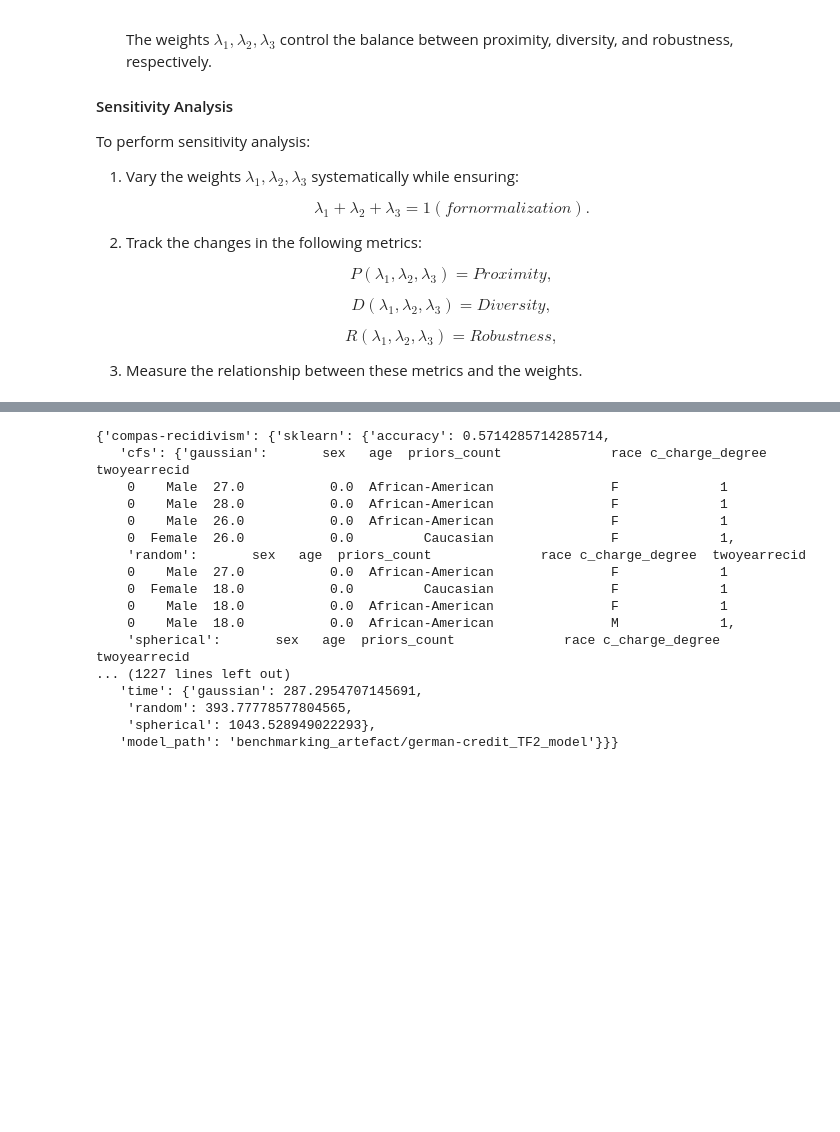
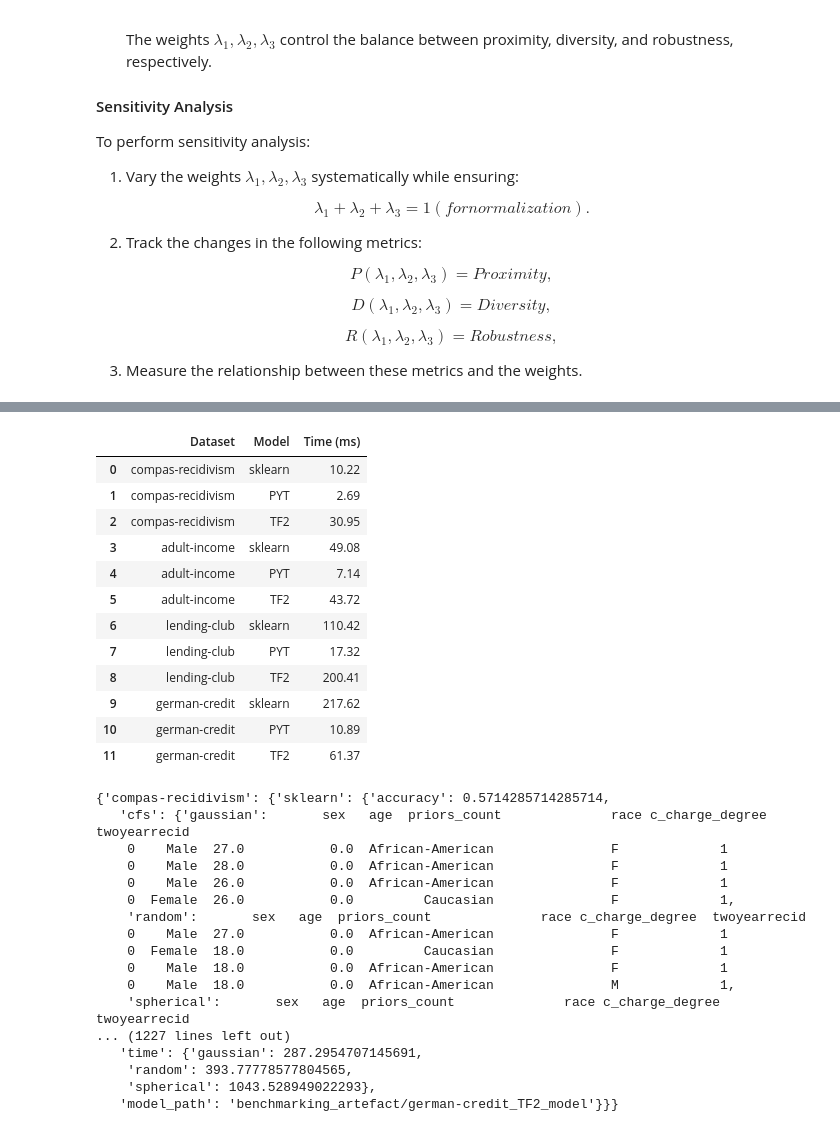
Before and after one commit to Dice-Extended/dice-x, a Jupyter notebook: docs/source/notebooks/Benchmarking_Preliminary_Metrics.ipynb, the cells around one changed output, grey strips where cells are left out. Saved outputs shown, nothing was run; the diff lists cells and outputs as text; code cells hidden in the pictures; blank space fills up the shorter version.

```diff
--- a/docs/source/notebooks/Benchmarking_Preliminary_Metrics.ipynb
+++ b/docs/source/notebooks/Benchmarking_Preliminary_Metrics.ipynb
@@ -244,3 +295,44 @@ display(gaussian_cfs)
+# %%
+# Counterfactual generation time table
+time_spent_data = {
+    dataset: {
+        model: {
+            'time': round(details['time']['gaussian'], 2)
+        }
+        for model, details in models.items()
+    }
+    for dataset, models in benchmarking.results.items()
+}
+
+print(time_spent_data)
+
+rows = []
+
+for dataset, models in time_spent_data.items():
+    for model_name, model_info in models.items():
+        row = {
+            'Dataset': dataset,
+            'Model': model_name,
+            'Time (ms)': model_info.get('time'),
+        }
+        rows.append(row)
+
+time_df = pd.DataFrame(rows)
+display(time_df)
+# %% [output]
+|  | Dataset | Model | Time (ms) |
+| 0 | compas-recidivism | sklearn | 10.22 |
+| 1 | compas-recidivism | PYT | 2.69 |
+| 2 | compas-recidivism | TF2 | 30.95 |
+| 3 | adult-income | sklearn | 49.08 |
+| 4 | adult-income | PYT | 7.14 |
+| 5 | adult-income | TF2 | 43.72 |
+| 6 | lending-club | sklearn | 110.42 |
+| 7 | lending-club | PYT | 17.32 |
+| 8 | lending-club | TF2 | 200.41 |
+| 9 | german-credit | sklearn | 217.62 |
+| 10 | german-credit | PYT | 10.89 |
+| 11 | german-credit | TF2 | 61.37 |
 # %%
 import pickle
 
```
Also changed, not shown: parts of 10 cells of this notebook, 20 other files.
